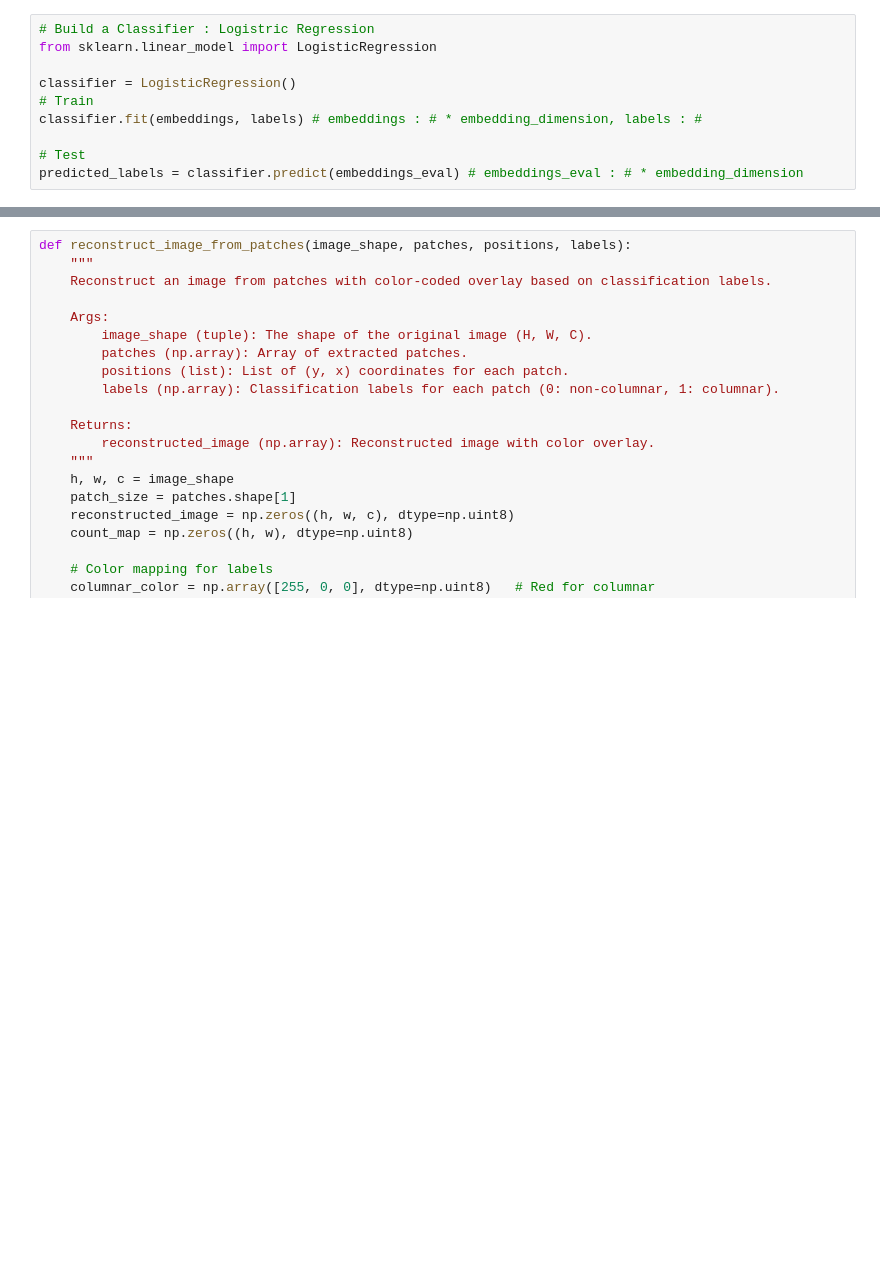
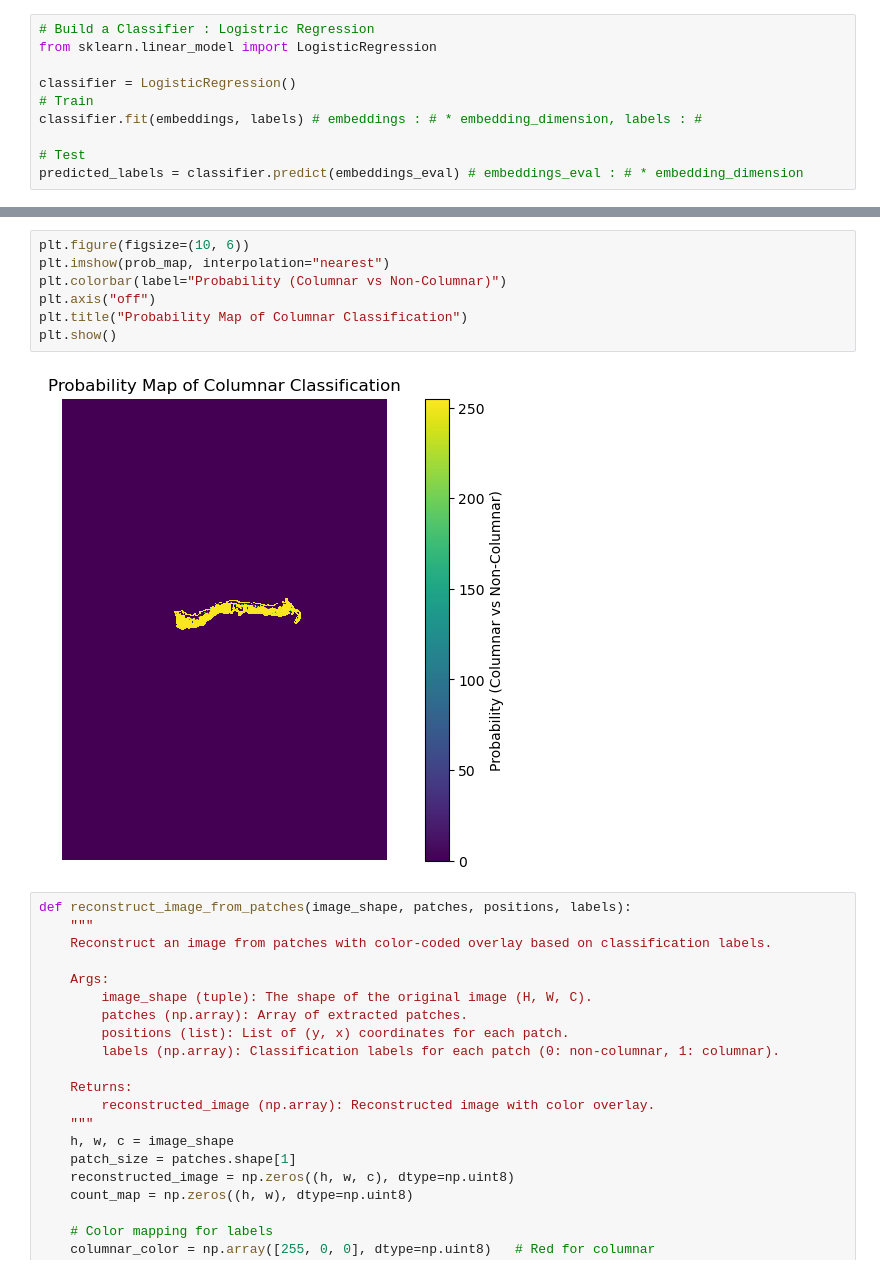
Before and after one commit to yeonsoo00/SegByEmbedding, a Jupyter notebook: Patching.ipynb, the cells around one changed output, grey strips where cells are left out. Saved outputs shown, nothing was run; the diff lists cells and outputs as text; blank space fills up the shorter version.

```diff
--- a/Patching.ipynb
+++ b/Patching.ipynb
@@ -318,3 +399,12 @@ predicted_labels = classifier.predict(embeddings_eval) # embeddings_eval : # * e
+# %%
+plt.figure(figsize=(10, 6))
+plt.imshow(prob_map, interpolation="nearest")
+plt.colorbar(label="Probability (Columnar vs Non-Columnar)")
+plt.axis("off")
+plt.title("Probability Map of Columnar Classification")
+plt.show()
+# %% [output]
+[figure, added]
 # %%
 def reconstruct_image_from_patches(image_shape, patches, positions, labels):
     """
```
Also changed, not shown: parts of 2 cells of this notebook, 2 other files.
